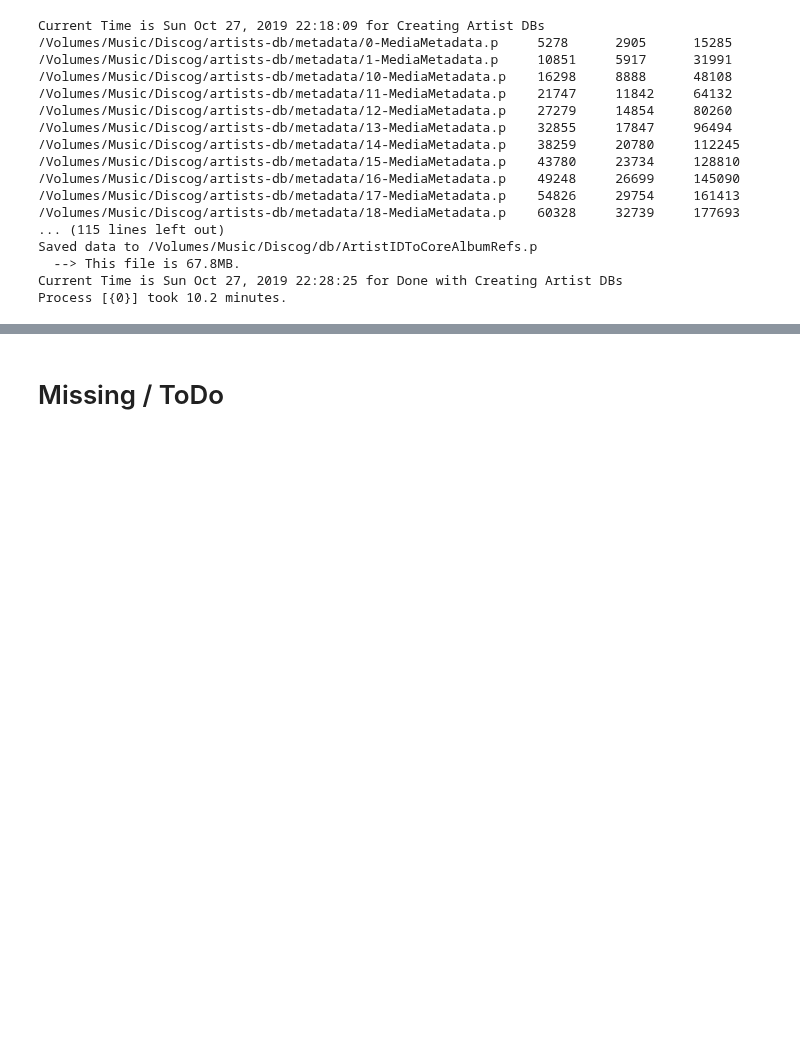
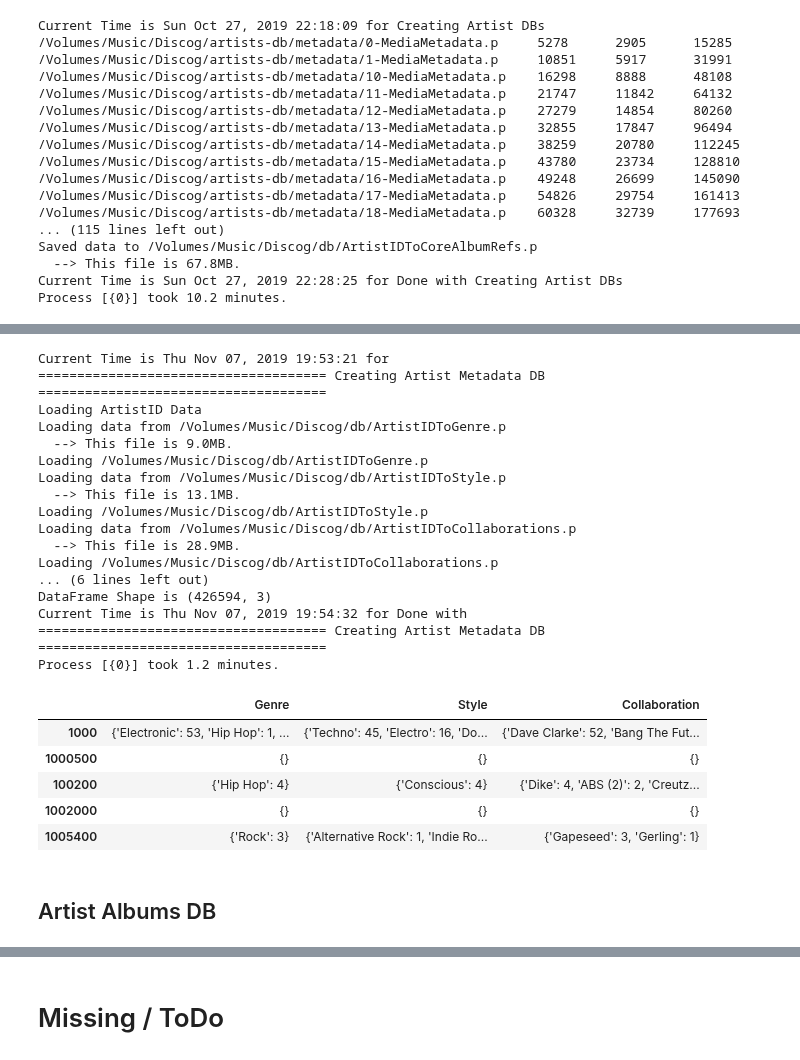
Before and after one commit to tgadf/discogs, a Jupyter notebook: Master DB.ipynb, the cells around one changed output, grey strips where cells are left out. Saved outputs shown, nothing was run; the diff lists cells and outputs as text; code cells hidden in the pictures; blank space fills up the shorter version.

```diff
--- a/Master DB.ipynb
+++ b/Master DB.ipynb
@@ -65,3 +63,0 @@ Found 100 artist DB files and that is equal to the max mod value
-# %%
-discdf = disc.getMasterDiscogsDB()
-discdf = discdf[~discdf["Artist"].isna()]
@@ -319,11 +117,0 @@ def mergeDBs(discdf, coldiscdf):
-# %%
-%load_ext autoreload
-%autoreload
-disc      = discogs()
-discdf    = createArtistDB(disc)
-discdf    = createArtistName(discdf)
-
-savename = disc.getMasterDiscogsDBFilename()
-saveFile(idata=discdf, ifile=savename, debug=True)
-
-discdf.head()
@@ -334,11 +117,0 @@ createArtistDB
-# %%
-%load_ext autoreload
-%autoreload
-disc      = discogs()
-discdf    = createArtistDB(disc)
-discdf    = createArtistName(discdf)
-
-savename = disc.getMasterDiscogsDBFilename()
-saveFile(idata=discdf, ifile=savename, debug=True)
-
-discdf.head()
@@ -347,12 +117,0 @@ discdf.head()
-# %%
-%load_ext autoreload
-%autoreload
-disc      = discogs()
-discdf    = createArtistAlbumsDB(disc)
-discdf    = createArtistName(discdf)
-discdf    = createAlbums(discdf)
-
-savename = disc.getMasterDiscogsDBFilename()
-saveFile(idata=discdf, ifile=savename, debug=True)
-
-discdf.head()
@@ -685,0 +441,29 @@ DataFrame Shape is (544462, 7)
+# %%
+discArtistMetadataDB = getArtistMetadataDB()
+discArtistMetadataDB.head()
+# %% [output]
+Current Time is Thu Nov 07, 2019 19:53:21 for
+===================================== Creating Artist Metadata DB =====================================
+Loading ArtistID Data
+Loading data from /Volumes/Music/Discog/db/ArtistIDToGenre.p
+  --> This file is 9.0MB.
+Loading /Volumes/Music/Discog/db/ArtistIDToGenre.p
+Loading data from /Volumes/Music/Discog/db/ArtistIDToStyle.p
+  --> This file is 13.1MB.
+Loading /Volumes/Music/Discog/db/ArtistIDToStyle.p
+Loading data from /Volumes/Music/Discog/db/ArtistIDToCollaborations.p
+  --> This file is 28.9MB.
+Loading /Volumes/Music/Discog/db/ArtistIDToCollaborations.p
+... (6 lines left out)
+DataFrame Shape is (426594, 3)
+Current Time is Thu Nov 07, 2019 19:54:32 for Done with
+===================================== Creating Artist Metadata DB =====================================
+Process [{0}] took 1.2 minutes.
+|  | Genre | Style | Collaboration |
+| 1000 | {'Electronic': 53, 'Hip Hop': 1, ... | {'Techno': 45, 'Electro': 16, 'Do... | {'Dave Clarke': 52, 'Bang The Fut... |
+| 1000500 | {} | {} | {} |
+| 100200 | {'Hip Hop': 4} | {'Conscious': 4} | {'Dike': 4, 'ABS (2)': 2, 'Creutz... |
+| 1002000 | {} | {} | {} |
+| 1005400 | {'Rock': 3} | {'Alternative Rock': 1, 'Indie Ro... | {'Gapeseed': 3, 'Gerling': 1} |
+# %% [markdown]
+## Artist Albums DB
```
Also changed, not shown: parts of 37 cells of this notebook.
